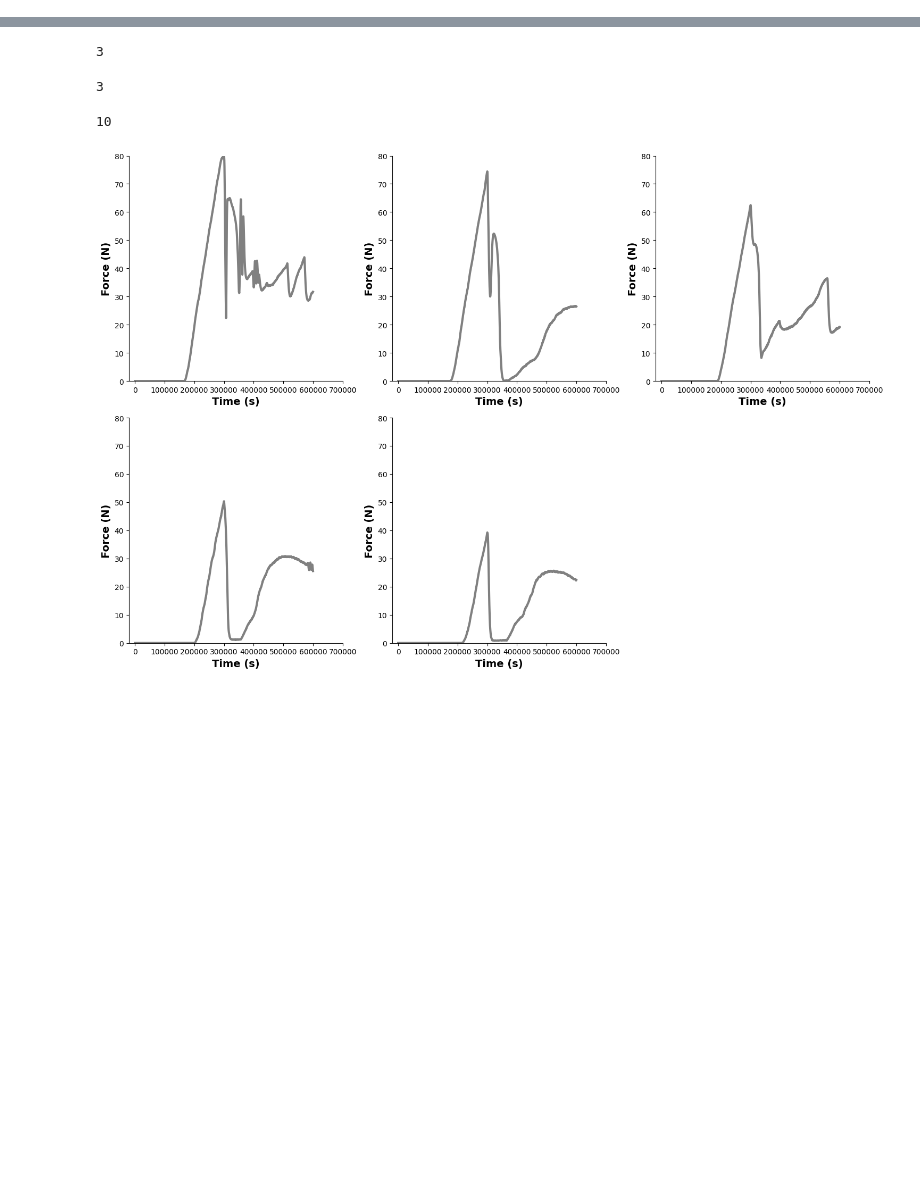
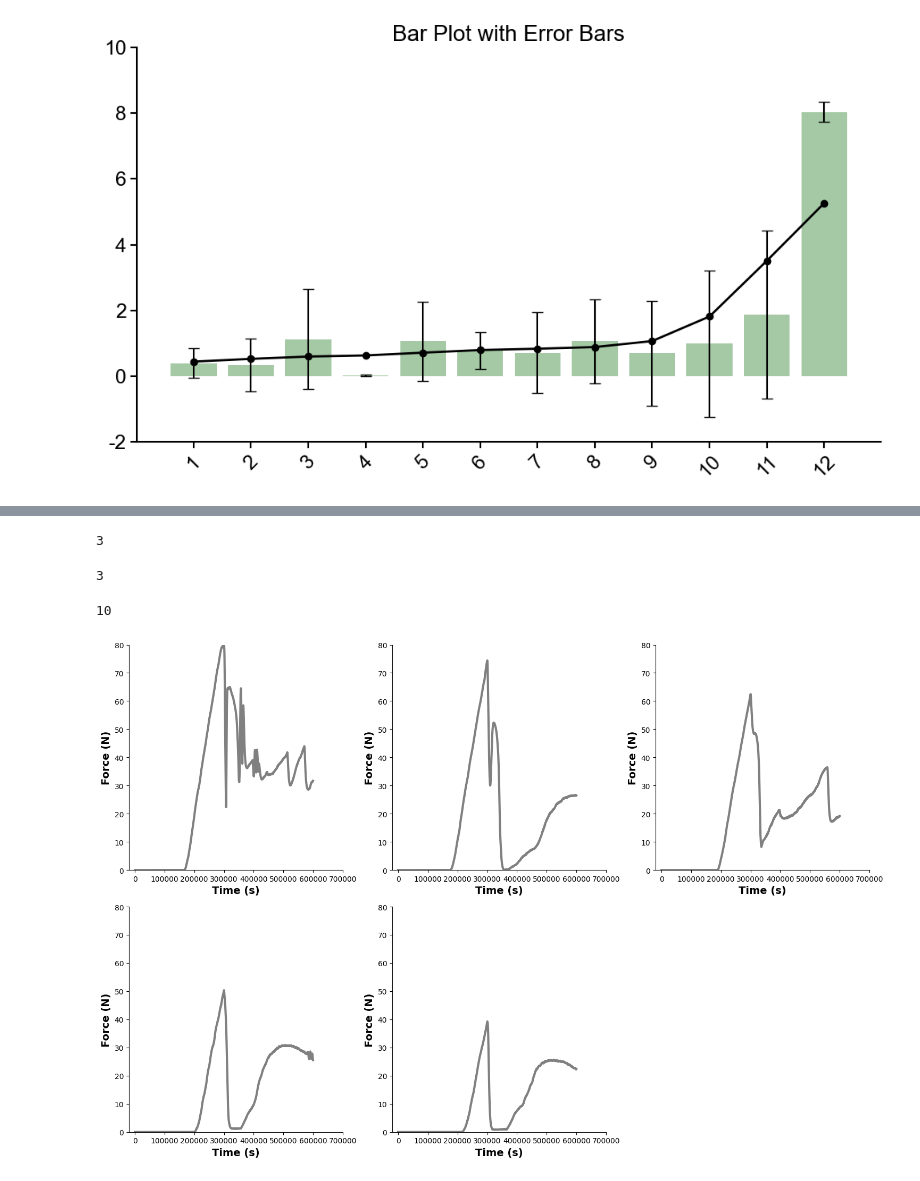
Before and after one commit to natmtc/flexible-motoneuron-control, a Jupyter notebook: Plot_figures.ipynb, the cells around one changed output, grey strips where cells are left out. Drawn from its saved outputs; the diff is of its cells as text; code cells hidden in the pictures; blank space fills up the shorter version.

```diff
--- a/Plot_figures.ipynb
+++ b/Plot_figures.ipynb
@@ -20,3 +20,52 @@ from sklearn.svm import SVR
 from sklearn.model_selection import cross_val_score, KFold
 from matplotlib import cm
 from matplotlib.colors import Normalize
+# %%
+import matplotlib.pyplot as plt
+import numpy as np
+import os
+import re
+from scipy.ndimage import gaussian_filter1d
+
+# Data
+x_values = [0.39, 0.33, 1.12, 0.01, 1.06, 0.77, 0.71, 1.06, 0.69, 0.98, 1.86, 8.04]
+error_bars = [0.45, 0.8, 1.53, 0.03, 1.21, 0.57, 1.23, 1.28, 1.6, 2.23, 2.56, 0.3]
+
+# Set up figure and single subplot
+fig, ax = plt.subplots(figsize=(10, 6))
+
+# Bar plot with error bars
+indices = np.arange(len(x_values))
+bars = ax.bar(indices, x_values, yerr=error_bars, capsize=5,
+               color='#8FBC8F', alpha=0.8)
+
+# Optionally, plot a smoothed line over the bars
+smoothed_values = gaussian_filter1d(x_values, sigma=1.2)
+ax.plot(indices, smoothed_values, marker='o', linestyle='-', color='black', linewidth=2)
+
+# Title
+ax.set_title("Bar Plot with Error Bars", fontsize=20)
+
+# X-axis
+ax.set_xticks(indices)
+ax.set_xticklabels(range(1, len(x_values) + 1), fontsize=18, rotation=45)
+ax.tick_params(axis='both', which='major', width=1.5, length=6, labelsize=18)
+
+# Y-axis: only integer ticks
+y_ticks = ax.get_yticks()
+y_ticks_int = [int(t) for t in y_ticks if np.isclose(t, round(t))]
+ax.set_yticks(y_ticks_int)
+ax.set_yticklabels([str(t) for t in y_ticks_int], fontsize=18)
+
+# Axes spines and line width
+ax.spines['top'].set_visible(False)
+ax.spines['right'].set_visible(False)
+for spine in ['left', 'bottom']:
+    ax.spines[spine].set_linewidth(1.5)
+
+# Final layout
+plt.tight_layout()
+plt.savefig('/Users/nmt121/Desktop/simulated.pdf', dpi=300, bbox_inches='tight')
+plt.show()
+# %% [output]
+[figure, added]
```
Also changed, not shown: parts of 9 cells of this notebook, 5 other files.
